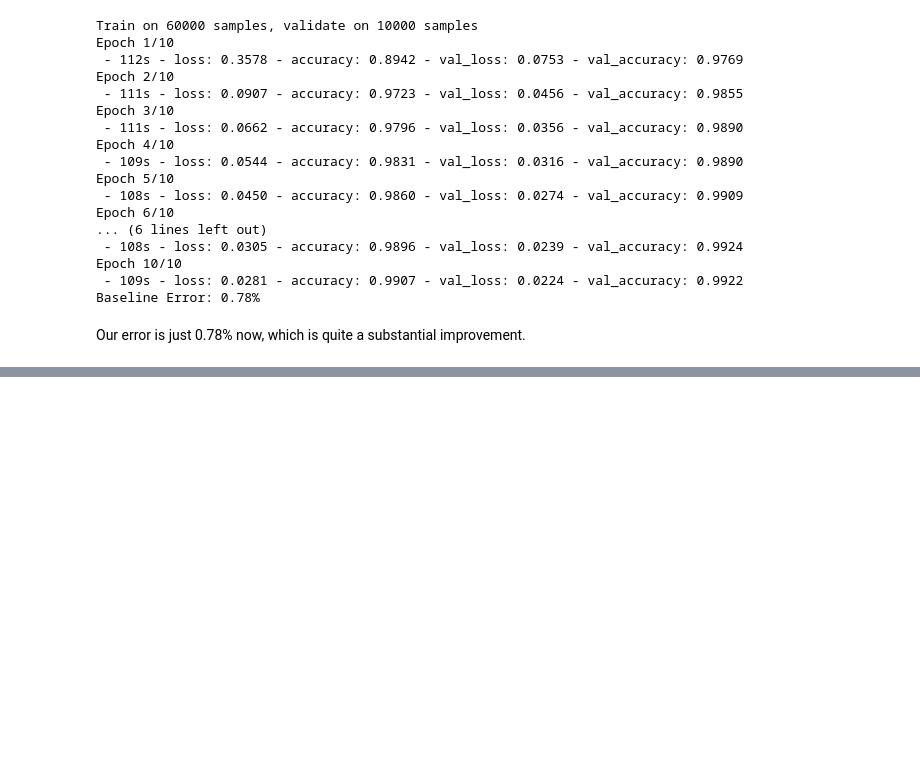
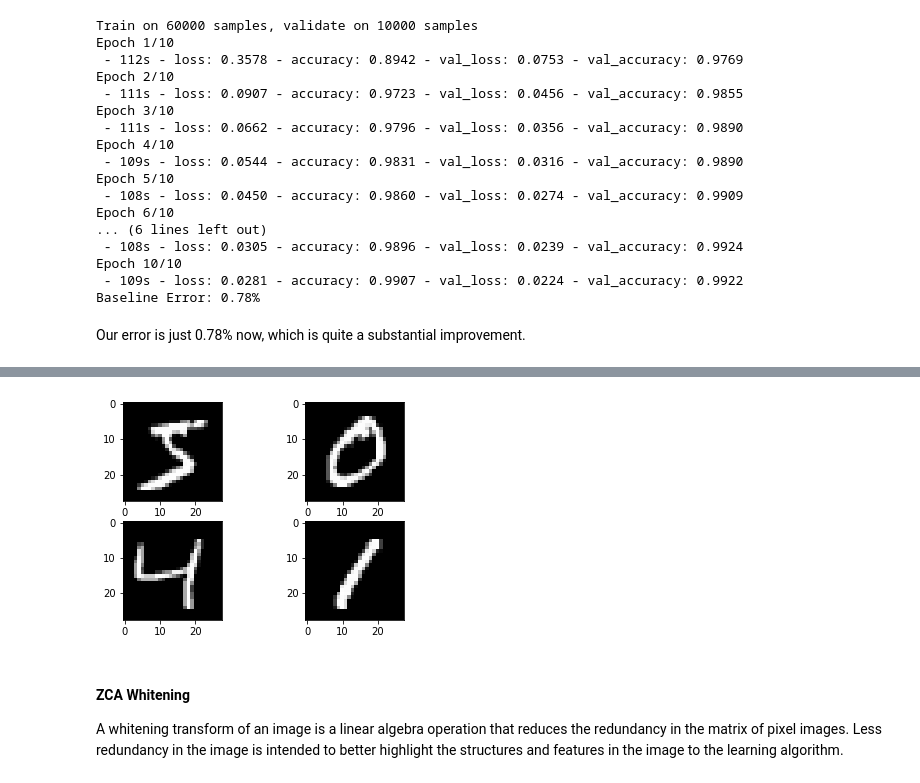
Before and after one commit to atystats/Deep-Learning-Python---Self-Learning, a Jupyter notebook: ConvNets.ipynb, the cells around one changed output, grey strips where cells are left out. Cells and saved outputs as stored; diff of their text form; code cells hidden in the pictures; blank space fills up the shorter version.

```diff
--- a/ConvNets.ipynb
+++ b/ConvNets.ipynb
@@ -292,0 +300,8 @@ Our error is just 0.78% now, which is quite a substantial improvement.
+# %%
+# loading the MNIST dataset
+(X_train, y_train) , (X_test, y_test) = mnist.load_data()
+X_train = X_train.reshape(X_train.shape[0],28,28,1)
+X_test = X_test.reshape(X_test.shape[0],28,28,1)
+# convert from int to float
+X_train = X_train.astype('float32')
+X_test = X_test.astype('float32')
@@ -292,0 +313,15 @@ Our error is just 0.78% now, which is quite a substantial improvement.
+# %%
+datagen = ImageDataGenerator(featurewise_center = True, featurewise_std_normalization = True)
+datagen.fit(X_train) # This is an iterator and provide data only when required.
+# %%
+for X_batch, y_batch in datagen.flow(X_train, y_train, batch_size = 9, shuffle = False):
+    for i in range(0,4):
+        plt.subplot(220 + 1 + i)
+        plt.imshow(X_batch[i].reshape(28,28), cmap = plt.get_cmap('gray'))
+    plt.show()
+    break
+# %% [output]
+[figure, added]
+# %% [markdown]
+#### ZCA Whitening
+A whitening transform of an image is a linear algebra operation that reduces the redundancy in the matrix of pixel images. Less redundancy in the image is intended to better highlight the structures and features in the image to the learning algorithm.
```
Also changed, not shown: parts of 16 cells of this notebook.
